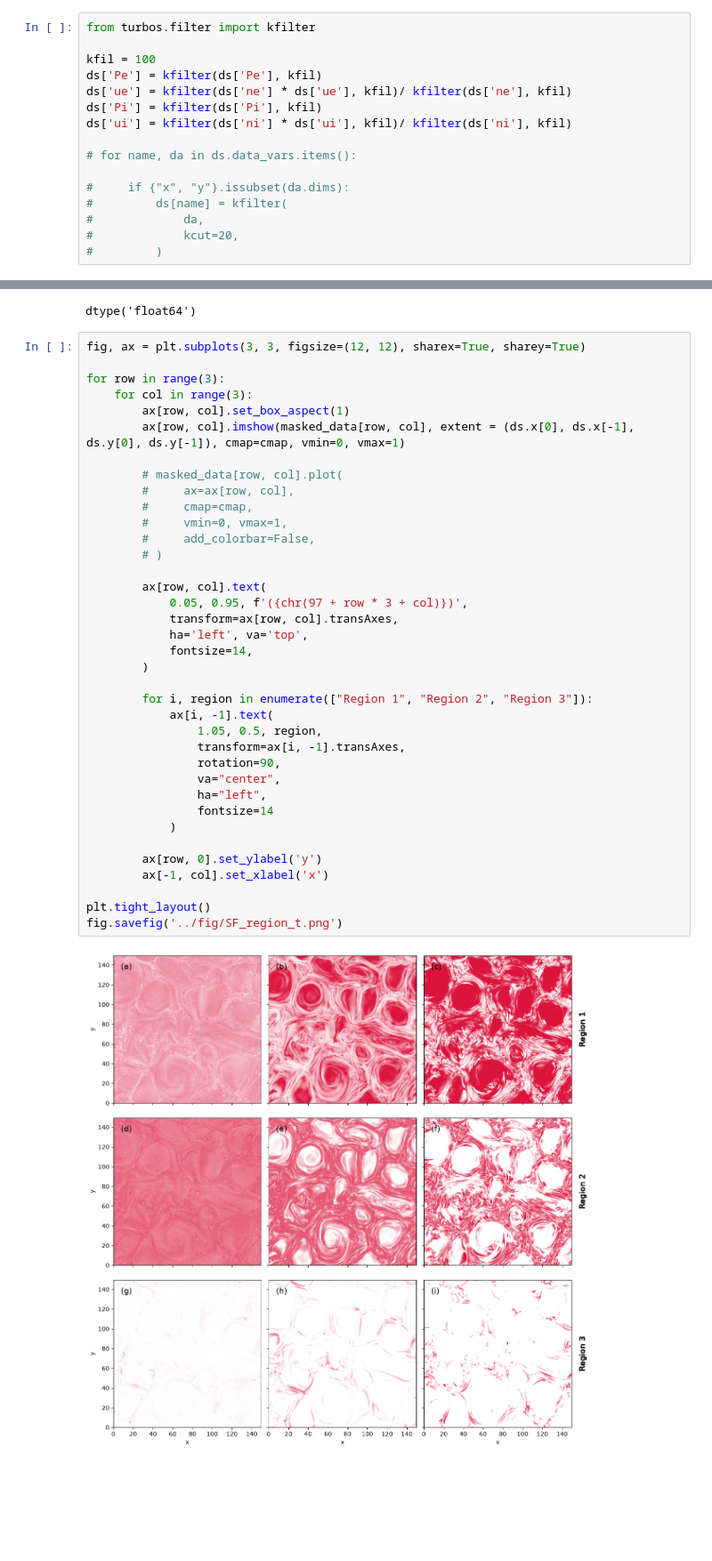
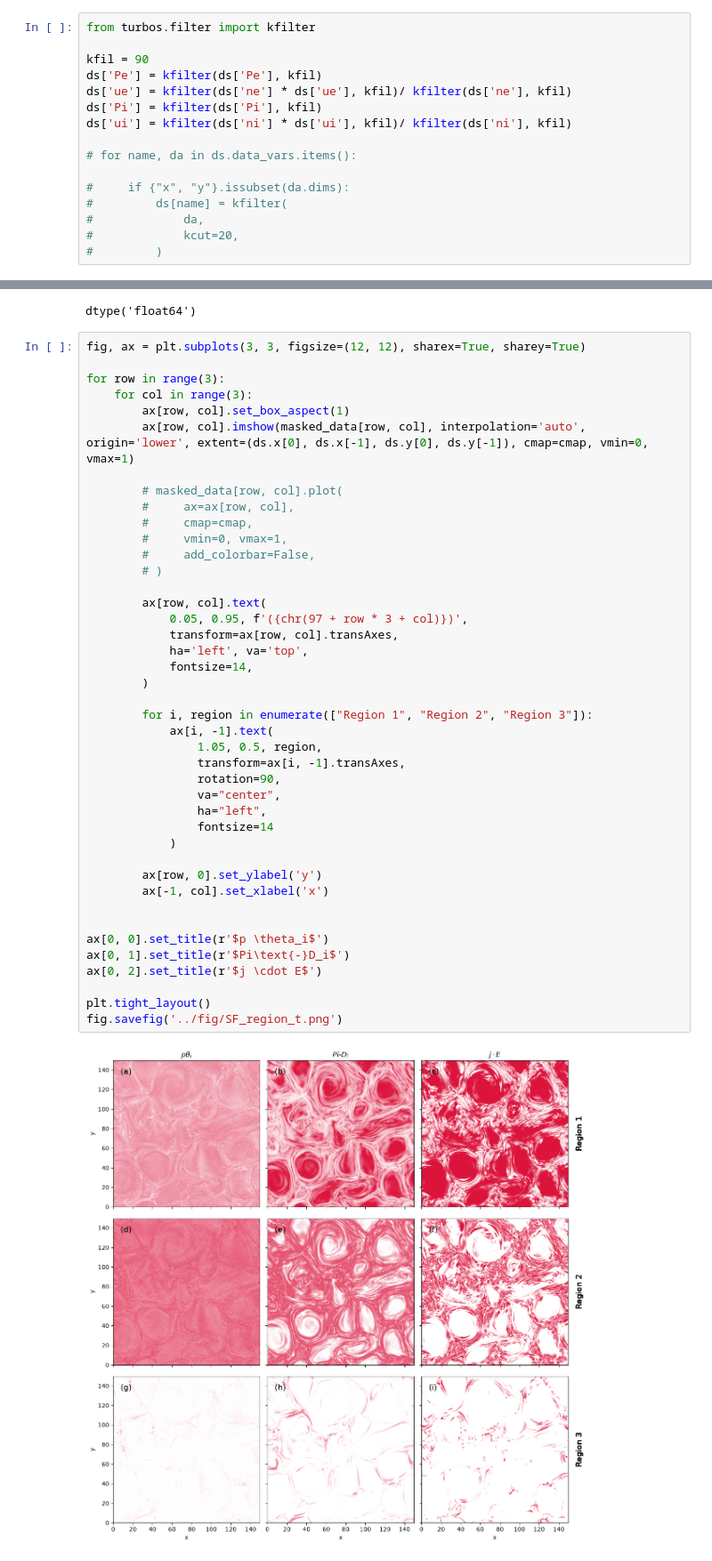
Before and after one commit to jgoodwill1/turbos, a Jupyter notebook: projects/scale_filter/nbs/SF_region.ipynb, the cells around one changed output, grey strips where cells are left out. Shown at 89% size. Saved outputs shown, nothing was run; the diff lists cells and outputs as text; blank space fills up the shorter version.

```diff
--- a/projects/scale_filter/nbs/SF_region.ipynb
+++ b/projects/scale_filter/nbs/SF_region.ipynb
@@ -21,7 +21,7 @@ ds = xr.open_dataset('../data/149p6_rs.nc')
 # %%
 from turbos.filter import kfilter
 
-kfil = 100
+kfil = 90
 ds['Pe'] = kfilter(ds['Pe'], kfil)
 ds['ue'] = kfilter(ds['ne'] * ds['ue'], kfil)/ kfilter(ds['ne'], kfil)
 ds['Pi'] = kfilter(ds['Pi'], kfil)
@@ -101,36 +101,41 @@ fig, ax = plt.subplots(3, 3, figsize=(12, 12), sharex=True, sharey=True)
 for row in range(3):
     for col in range(3):
         ax[row, col].set_box_aspect(1)
-        ax[row, col].imshow(masked_data[row, col], extent = (ds.x[0], ds.x[-1], ds.y[0], ds.y[-1]), cmap=cmap, vmin=0, vmax=1)
+        ax[row, col].imshow(masked_data[row, col], interpolation='auto', origin='lower', extent=(ds.x[0], ds.x[-1], ds.y[0], ds.y[-1]), cmap=cmap, vmin=0, vmax=1)
 
         # masked_data[row, col].plot(
         #     ax=ax[row, col],
         #     cmap=cmap,
         #     vmin=0, vmax=1,
         #     add_colorbar=False,
         # )
 
         ax[row, col].text(
             0.05, 0.95, f'({chr(97 + row * 3 + col)})',
             transform=ax[row, col].transAxes,
             ha='left', va='top',
             fontsize=14,
         )
 
         for i, region in enumerate(["Region 1", "Region 2", "Region 3"]):
             ax[i, -1].text(
                 1.05, 0.5, region,
                 transform=ax[i, -1].transAxes,
                 rotation=90,
                 va="center",
                 ha="left",
                 fontsize=14
             )
 
         ax[row, 0].set_ylabel('y')
         ax[-1, col].set_xlabel('x')
 
+
+ax[0, 0].set_title(r'$p \theta_i$')
+ax[0, 1].set_title(r'$Pi\text{-}D_i$')
+ax[0, 2].set_title(r'$j \cdot E$')
+
 plt.tight_layout()
 fig.savefig('../fig/SF_region_t.png')
 # %% [output]
-[figure, old version]
+[figure, new version]
```
Also changed, not shown: 8 other files.
